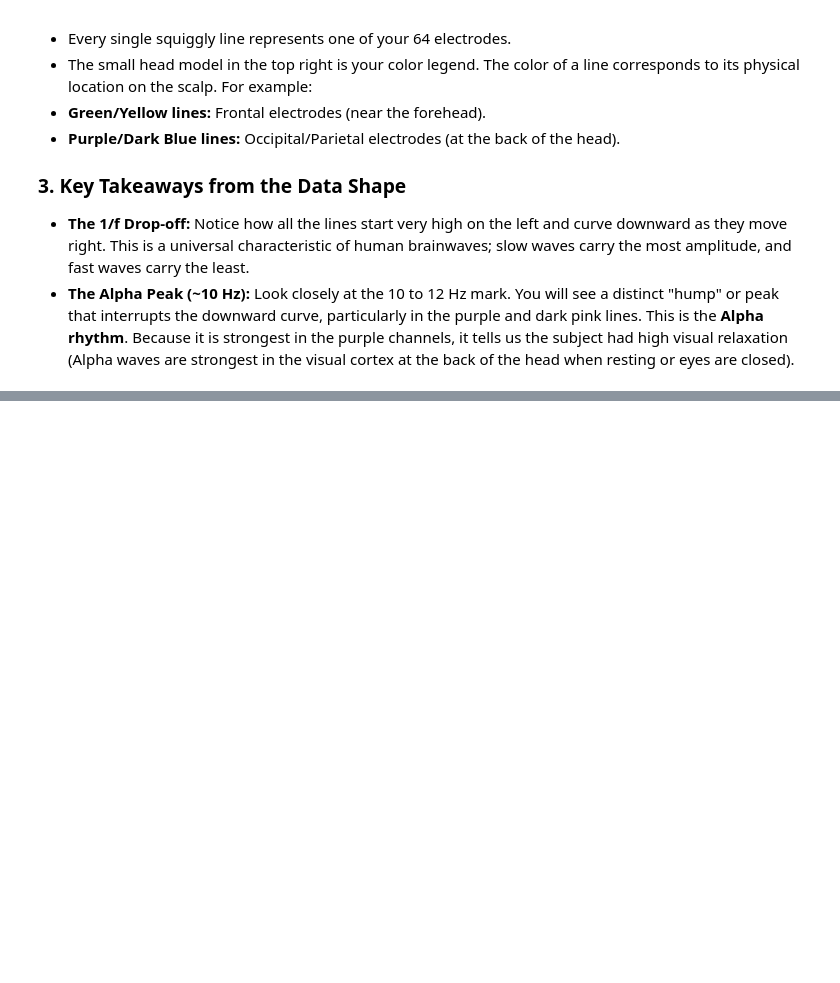
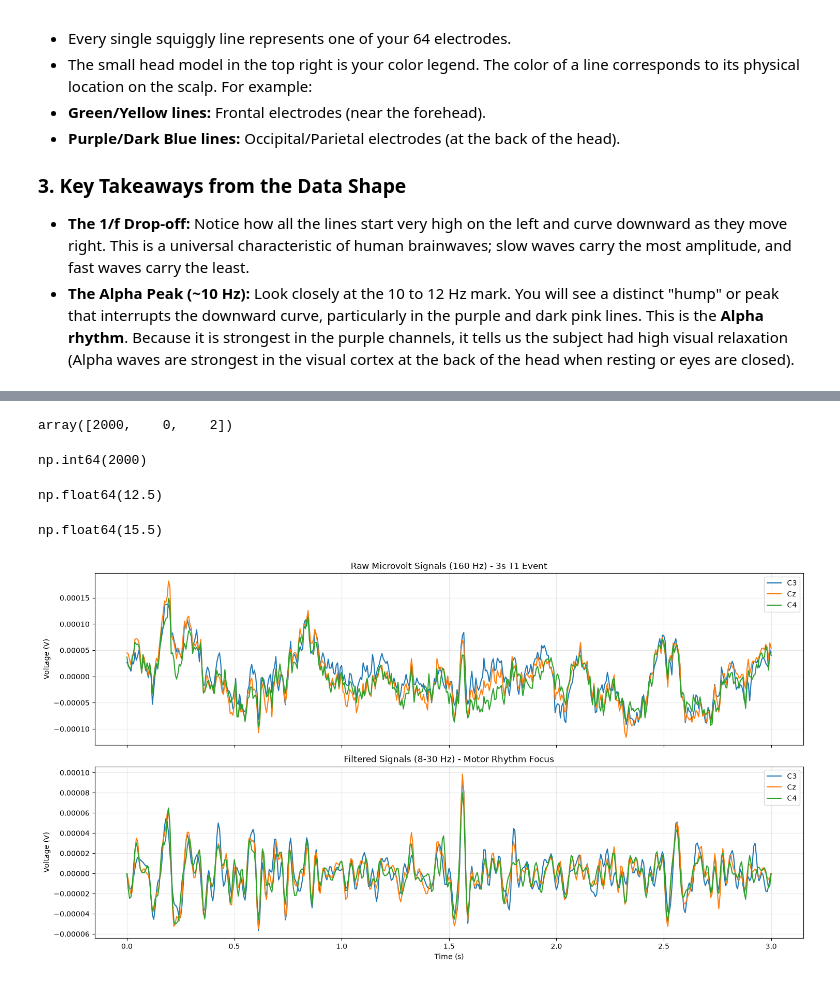
Before and after one commit to Alexvc23/Total-Perspective-Vortex, a Jupyter notebook: doc/test.ipynb, the cells around one changed output, grey strips where cells are left out. Saved outputs shown, nothing was run; the diff lists cells and outputs as text; code cells hidden in the pictures; blank space fills up the shorter version.

```diff
--- a/doc/test.ipynb
+++ b/doc/test.ipynb
@@ -458,0 +598,5 @@ plt.show()
+# %%
+import numpy as np
+
+# Creates the indices of the events that correspond to T1 (event code 2) in the events array.
+t1_indices = np.where(events[:, 2] == event_dict['T1'])[0]
@@ -458,0 +627,67 @@ plt.show()
+# %%
+events[t1_indices[0]]
+# %% [output]
+array([2000,    0,    2])
+# %%
+
+# Gets the first sample index of the first t1 event from the events array, column 0 contains the sample indices of the events.
+first_t1_sample = events[t1_indices[0], 0]
+first_t1_sample
+# %% [output]
+np.int64(2000)
+# %%
+
+# Calculates the start time in seconds for the first T1 event by dividing the sample index by the sampling frequency 160 Hz.
+    # this gives us the time in seconds at which the first T1 event occurs in the raw EEG data.
+t_start = first_t1_sample / raw.info['sfreq']
+t_start
+# %% [output]
+np.float64(12.5)
+# %%
+# Then we define the end time for our snapshot, which is 3 seconds after the start time.
+t_end = t_start + 3.0  # 3-second snapshot
+t_end
+# %% [output]
+np.float64(15.5)
+# %%
+
+# 2. Select relevant Motor Cortex channels
+picks = ['C3', 'Cz', 'C4']
+
+# 3. here we extract a 3- second slice of the raw EEG data for the selected channels (C3, Cz, C4) around the first T1 event.
+raw_slice = raw.copy().pick(picks).crop(t_start, t_end)
+
+#  4. then filter the raw slice to create a filtered slice (8-30 Hz band-pass)
+    # fir_design='figwin' prevents distortion by using an special technique when filtering the signal.
+filtered_slice = raw_slice.copy().filter(8, 30, fir_design='firwin', verbose='ERROR')
+
+# 5. Create a comparison plot of the raw and filtered signals.
+fig, (ax1, ax2) = plt.subplots(2, 1, figsize=(15, 8), sharex=True)
+
+# Plot Raw
+    # *  Plot each channel
+for i, ch in enumerate(picks):
+    # * on x axis represents the time stamps of the raw EEG data for each channel (C3, Cz, C4) over the 3-second snapshot.
+    # * on y axis we show the voltage values of the raw EEG data for each channel (C3, Cz, C4) over the 3-second snapshot.
+    ax1.plot(raw_slice.times, raw_slice.get_data()[i], label=ch)
+ax1.set_title(f"Raw Microvolt Signals (160 Hz) - 3s T1 Event")
+ax1.set_ylabel("Voltage (V)")
+ax1.legend(loc='upper right')
+ax1.grid(True, alpha=0.3)
+
+
+# Plot Filtered
+for i, ch in enumerate(picks):
+    # * on x axis represents the time stamps of the raw EEG data for each channel (C3, Cz, C4) over the 3-second snapshot.
+    # * on y axis we show the voltage values of the raw EEG data for each channel (C3, Cz, C4) over the 3-second snapshot.
+    ax2.plot(filtered_slice.times, filtered_slice.get_data()[i], label=ch)
+ax2.set_title(f"Filtered Signals (8-30 Hz) - Motor Rhythm Focus")
+ax2.set_ylabel("Voltage (V)")
+ax2.set_xlabel("Time (s)")
+ax2.legend(loc='upper right')
+ax2.grid(True, alpha=0.3)
+
+plt.tight_layout()
+plt.show()
+# %% [output]
+[figure, added]
```
Also changed, not shown: parts of 15 cells of this notebook.
